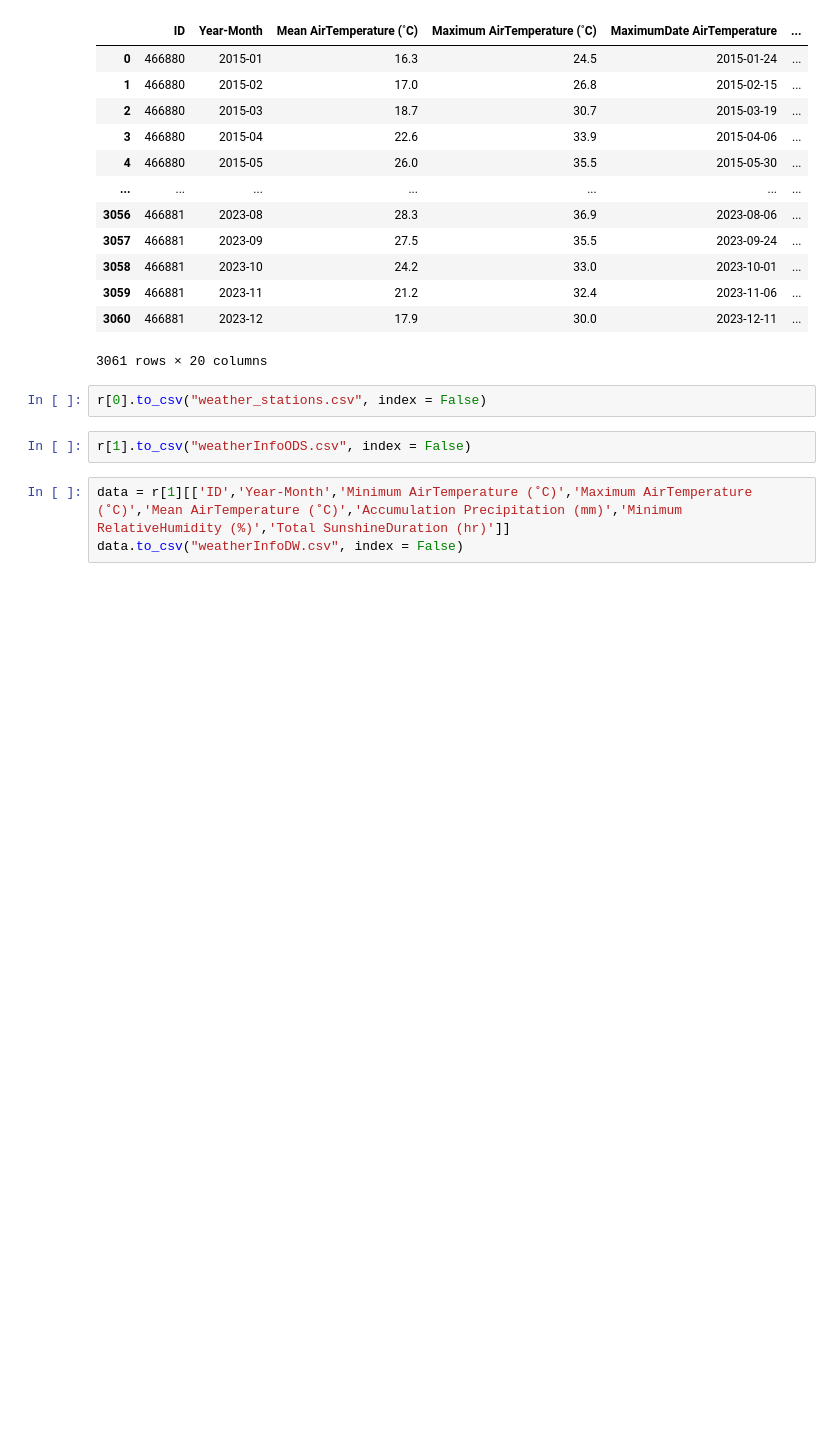
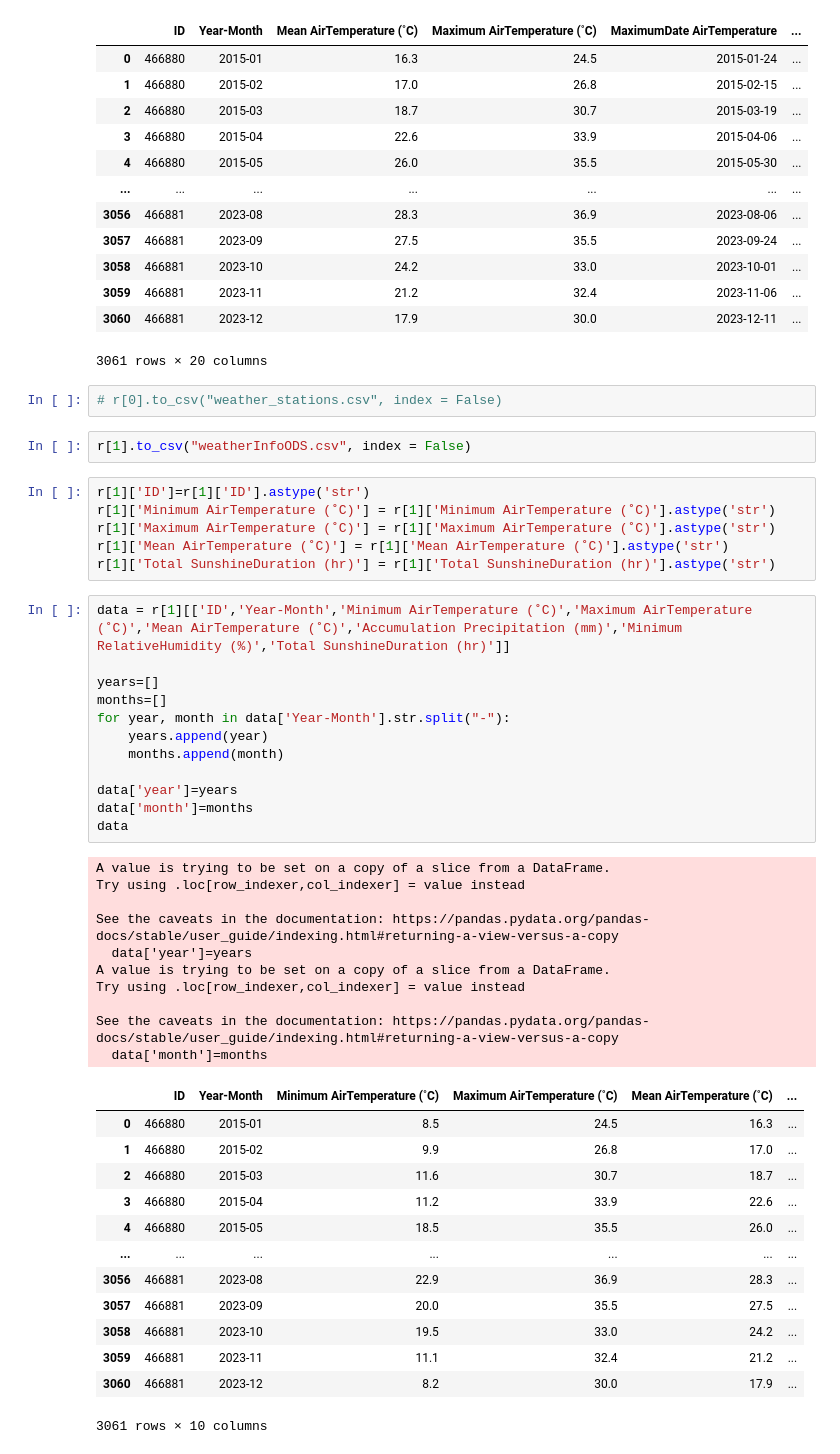
Before and after one commit to yeha98555/google-maps-analysis-pipeline, a Jupyter notebook: weatherINFO/a1-2.ipynb, the cells around one changed output. Cells and saved outputs as stored; diff of their text form; blank space fills up the shorter version.

```diff
--- a/weatherINFO/a1-2.ipynb
+++ b/weatherINFO/a1-2.ipynb
@@ -190,9 +190,48 @@ r[1]
 | 3060 | 466881 | 2023-12 | 17.9 | 30.0 | 2023-12-11 | ... |
 3061 rows × 20 columns
 # %%
-r[0].to_csv("weather_stations.csv", index = False)
+# r[0].to_csv("weather_stations.csv", index = False)
 # %%
 r[1].to_csv("weatherInfoODS.csv", index = False)
+# %%
+r[1]['ID']=r[1]['ID'].astype('str')
+r[1]['Minimum AirTemperature (˚C)'] = r[1]['Minimum AirTemperature (˚C)'].astype('str')
+r[1]['Maximum AirTemperature (˚C)'] = r[1]['Maximum AirTemperature (˚C)'].astype('str')
+r[1]['Mean AirTemperature (˚C)'] = r[1]['Mean AirTemperature (˚C)'].astype('str')
+r[1]['Total SunshineDuration (hr)'] = r[1]['Total SunshineDuration (hr)'].astype('str')
 # %%
 data = r[1][['ID','Year-Month','Minimum AirTemperature (˚C)','Maximum AirTemperature (˚C)','Mean AirTemperature (˚C)','Accumulation Precipitation (mm)','Minimum RelativeHumidity (%)','Total SunshineDuration (hr)']]
-data.to_csv("weatherInfoDW.csv", index = False)
+
+years=[]
+months=[]
+for year, month in data['Year-Month'].str.split("-"):
+    years.append(year)
+    months.append(month)
+
+data['year']=years
+data['month']=months
+data
+# %% [output]
+A value is trying to be set on a copy of a slice from a DataFrame.
+Try using .loc[row_indexer,col_indexer] = value instead
+
+See the caveats in the documentation: https://pandas.pydata.org/pandas-docs/stable/user_guide/indexing.html#returning-a-view-versus-a-copy
+  data['year']=years
+A value is trying to be set on a copy of a slice from a DataFrame.
+Try using .loc[row_indexer,col_indexer] = value instead
+
+See the caveats in the documentation: https://pandas.pydata.org/pandas-docs/stable/user_guide/indexing.html#returning-a-view-versus-a-copy
+  data['month']=months
+|  | ID | Year-Month | Minimum AirTemperature (˚C) | Maximum AirTemperature (˚C) | Mean AirTemperature (˚C) | ... |
+| 0 | 466880 | 2015-01 | 8.5 | 24.5 | 16.3 | ... |
+| 1 | 466880 | 2015-02 | 9.9 | 26.8 | 17.0 | ... |
+| 2 | 466880 | 2015-03 | 11.6 | 30.7 | 18.7 | ... |
+| 3 | 466880 | 2015-04 | 11.2 | 33.9 | 22.6 | ... |
+| 4 | 466880 | 2015-05 | 18.5 | 35.5 | 26.0 | ... |
+| ... | ... | ... | ... | ... | ... | ... |
+| 3056 | 466881 | 2023-08 | 22.9 | 36.9 | 28.3 | ... |
+| 3057 | 466881 | 2023-09 | 20.0 | 35.5 | 27.5 | ... |
+| 3058 | 466881 | 2023-10 | 19.5 | 33.0 | 24.2 | ... |
+| 3059 | 466881 | 2023-11 | 11.1 | 32.4 | 21.2 | ... |
+| 3060 | 466881 | 2023-12 | 8.2 | 30.0 | 17.9 | ... |
+3061 rows × 10 columns
```
Also changed, not shown: parts of 2 cells of this notebook, 2 other files.
